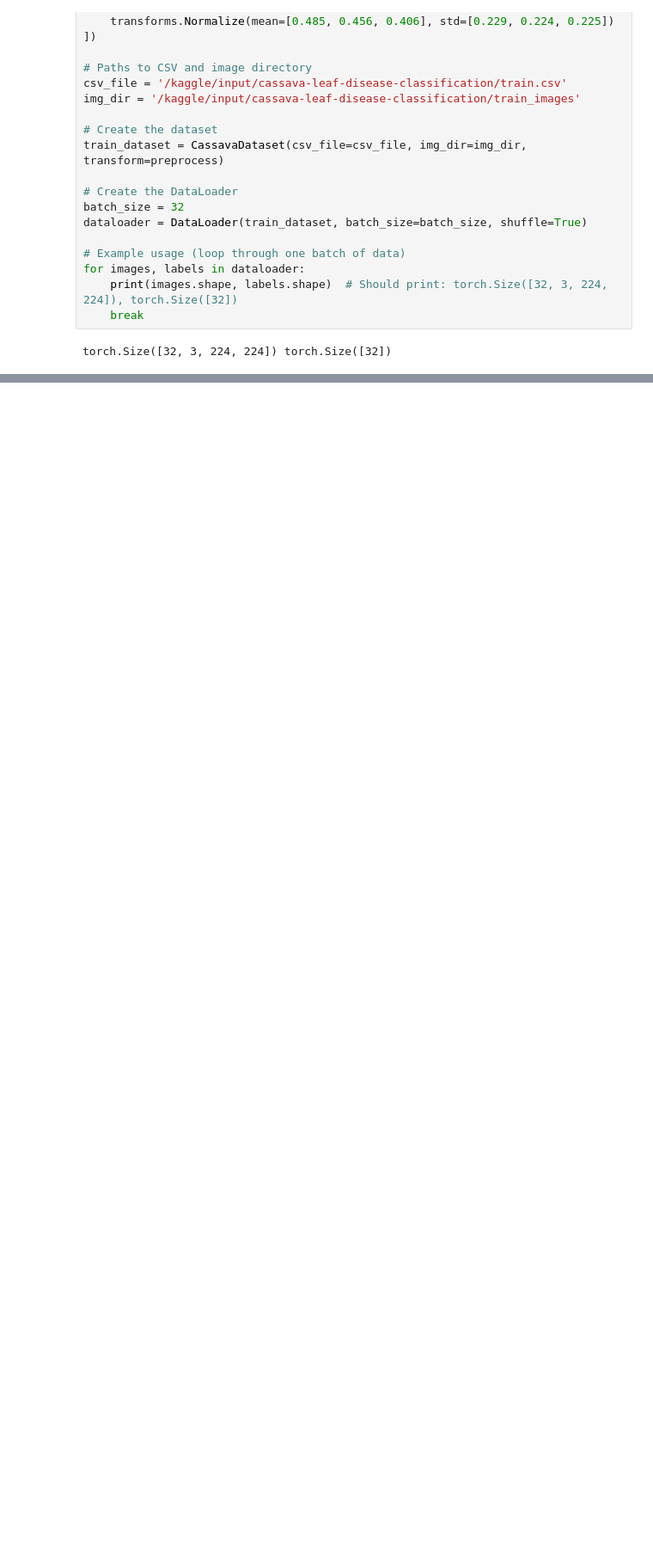
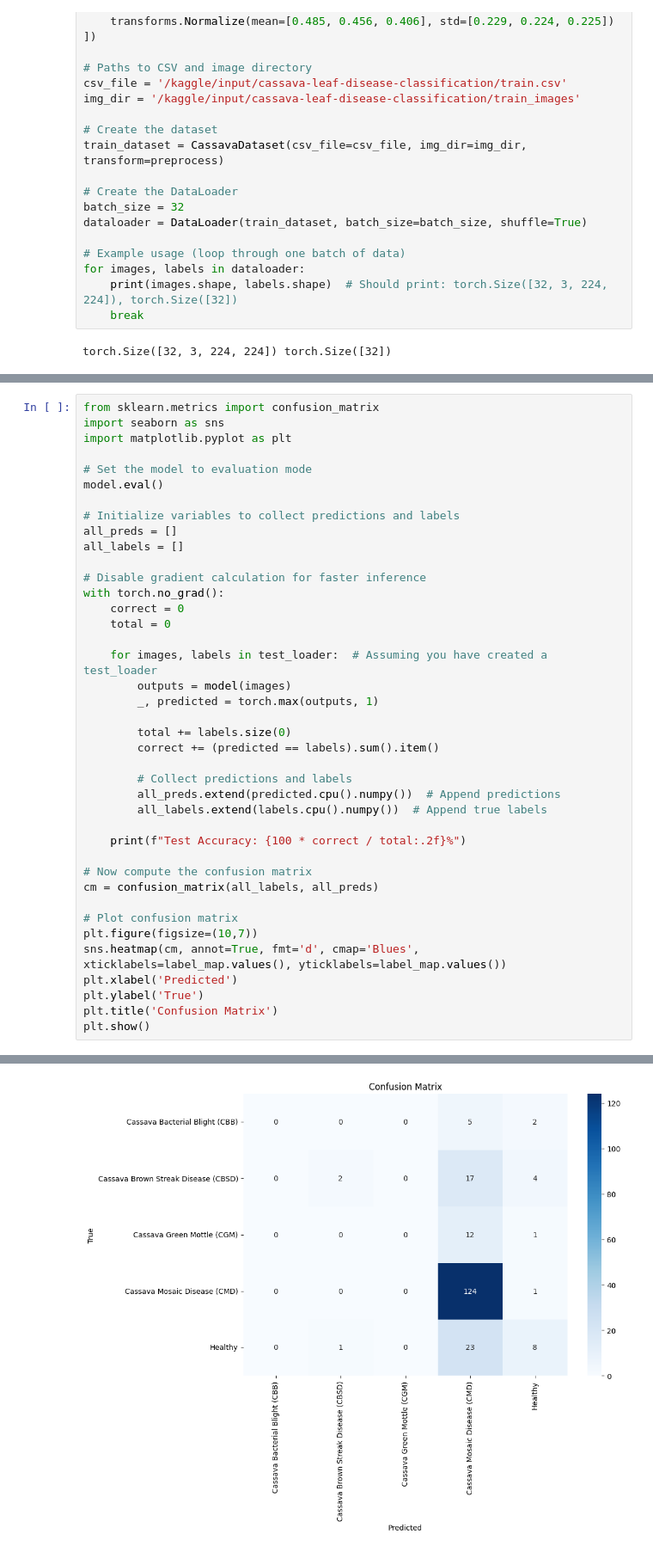
Before and after one commit to aliikhwan99/cassava-leaf-disease-classification, a Jupyter notebook: cassava-leaf-disease-classification.ipynb, the cells around one changed output, grey strips where cells are left out. Shown at 86% size. Drawn from its saved outputs; the diff is of its cells as text; blank space fills up the shorter version.

```diff
--- a/cassava-leaf-disease-classification.ipynb
+++ b/cassava-leaf-disease-classification.ipynb
@@ -141,0 +308,41 @@ torch.Size([32, 3, 224, 224]) torch.Size([32])
+# %%
+from sklearn.metrics import confusion_matrix
+import seaborn as sns
+import matplotlib.pyplot as plt
+
+# Set the model to evaluation mode
+model.eval()
+
+# Initialize variables to collect predictions and labels
+all_preds = []
+all_labels = []
+
+# Disable gradient calculation for faster inference
+with torch.no_grad():
+    correct = 0
+    total = 0
+
+    for images, labels in test_loader:  # Assuming you have created a test_loader
+        outputs = model(images)
+        _, predicted = torch.max(outputs, 1)
+
+        total += labels.size(0)
+        correct += (predicted == labels).sum().item()
+
+        # Collect predictions and labels
+        all_preds.extend(predicted.cpu().numpy())  # Append predictions
+        all_labels.extend(labels.cpu().numpy())  # Append true labels
+
+    print(f"Test Accuracy: {100 * correct / total:.2f}%")
+
+# Now compute the confusion matrix
+cm = confusion_matrix(all_labels, all_preds)
+
+# Plot confusion matrix
+plt.figure(figsize=(10,7))
+sns.heatmap(cm, annot=True, fmt='d', cmap='Blues', xticklabels=label_map.values(), yticklabels=label_map.values())
+plt.xlabel('Predicted')
+plt.ylabel('True')
+plt.title('Confusion Matrix')
+plt.show()
+# %% [output]
@@ -141,0 +350 @@ torch.Size([32, 3, 224, 224]) torch.Size([32])
+[figure, added]
```
Also changed, not shown: parts of 16 cells of this notebook.
